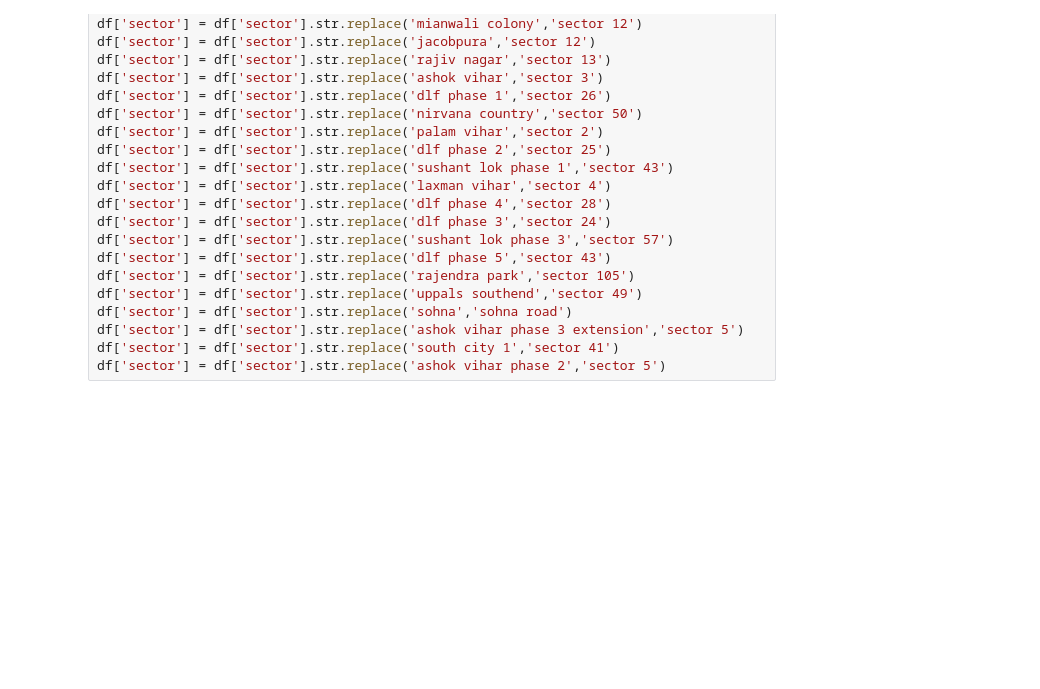
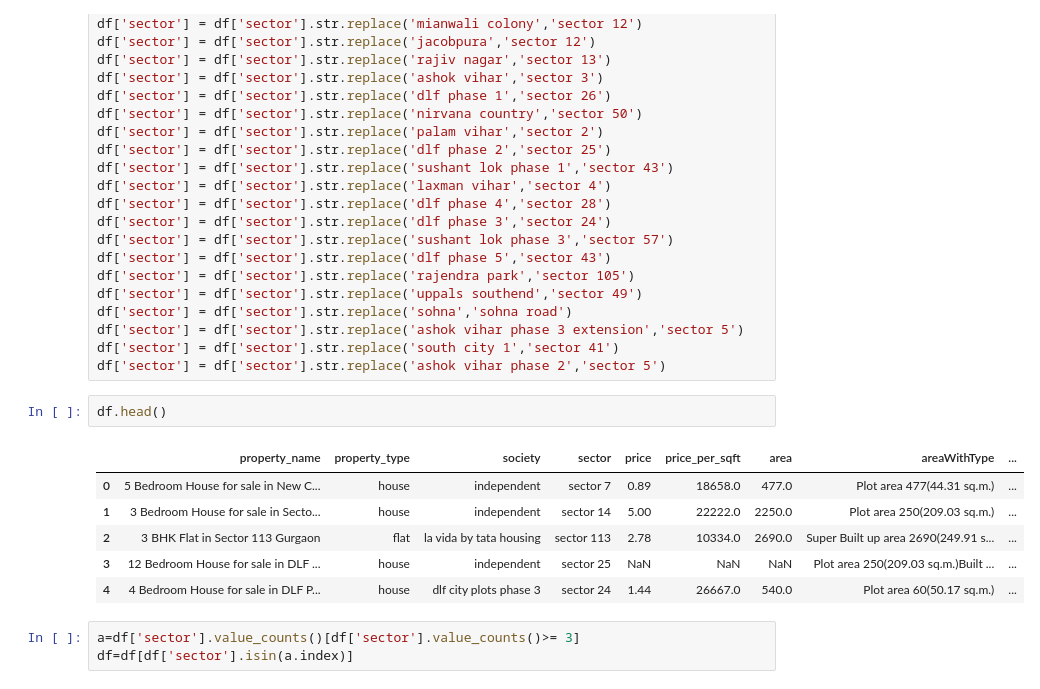
Before and after one commit to samirKeshwani2201/Real-Estate-Project, a Jupyter notebook: data-preprocessing-level-2.ipynb, the cells around one changed output. Saved outputs shown, nothing was run; the diff lists cells and outputs as text; blank space fills up the shorter version.

```diff
--- a/data-preprocessing-level-2.ipynb
+++ b/data-preprocessing-level-2.ipynb
@@ -171,3 +171,15 @@ df['sector'] = df['sector'].str.replace('sohna','sohna road')
 df['sector'] = df['sector'].str.replace('ashok vihar phase 3 extension','sector 5')
 df['sector'] = df['sector'].str.replace('south city 1','sector 41')
 df['sector'] = df['sector'].str.replace('ashok vihar phase 2','sector 5')
+# %%
+df.head()
+# %% [output]
+|  | property_name | property_type | society | sector | price | price_per_sqft | area | areaWithType | ... |
+| 0 | 5 Bedroom House for sale in New C... | house | independent | sector 7 | 0.89 | 18658.0 | 477.0 | Plot area 477(44.31 sq.m.) | ... |
+| 1 | 3 Bedroom House for sale in Secto... | house | independent | sector 14 | 5.00 | 22222.0 | 2250.0 | Plot area 250(209.03 sq.m.) | ... |
+| 2 | 3 BHK Flat in Sector 113 Gurgaon | flat | la vida by tata housing | sector 113 | 2.78 | 10334.0 | 2690.0 | Super Built up area 2690(249.91 s... | ... |
+| 3 | 12 Bedroom House for sale in DLF ... | house | independent | sector 25 | NaN | NaN | NaN | Plot area 250(209.03 sq.m.)Built ... | ... |
+| 4 | 4 Bedroom House for sale in DLF P... | house | dlf city plots phase 3 | sector 24 | 1.44 | 26667.0 | 540.0 | Plot area 60(50.17 sq.m.) | ... |
+# %%
+a=df['sector'].value_counts()[df['sector'].value_counts()>= 3]
+df=df[df['sector'].isin(a.index)]
```
Also changed, not shown: parts of 14 cells of this notebook, 6 other files.
